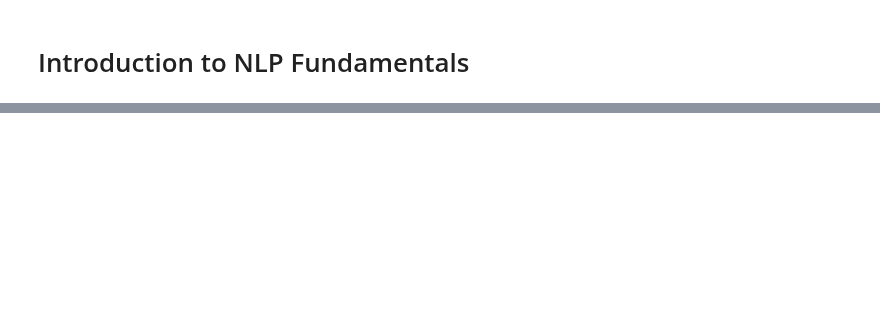
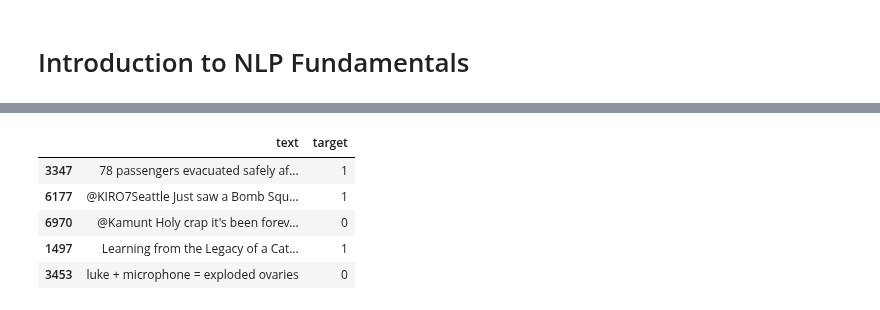
Before and after one commit to umerkang66/ai-ml-dl, a Jupyter notebook: tensorflow-bootcamp/05-nlp-tf/01_intro_to_nlp.ipynb, the cells around one changed output, grey strips where cells are left out. Drawn from its saved outputs; the diff is of its cells as text; code cells hidden in the pictures; blank space fills up the shorter version.

```diff
--- a/tensorflow-bootcamp/05-nlp-tf/01_intro_to_nlp.ipynb
+++ b/tensorflow-bootcamp/05-nlp-tf/01_intro_to_nlp.ipynb
@@ -17,0 +57,11 @@ from helper_functions import unzip_data, plot_loss_curves, compare_historys
+# %%
+train_df_shuffled = train_df.sample(frac=1, random_state=42)
+# %%
+train_df_shuffled.head()
+# %% [output]
+|  | text | target |
+| 3347 | 78 passengers evacuated safely af... | 1 |
+| 6177 | @KIRO7Seattle Just saw a Bomb Squ... | 1 |
+| 6970 | @Kamunt Holy crap it's been forev... | 0 |
+| 1497 | Learning from the Legacy of a Cat... | 1 |
+| 3453 | luke + microphone = exploded ovaries | 0 |
```
Also changed, not shown: parts of 27 cells of this notebook.
